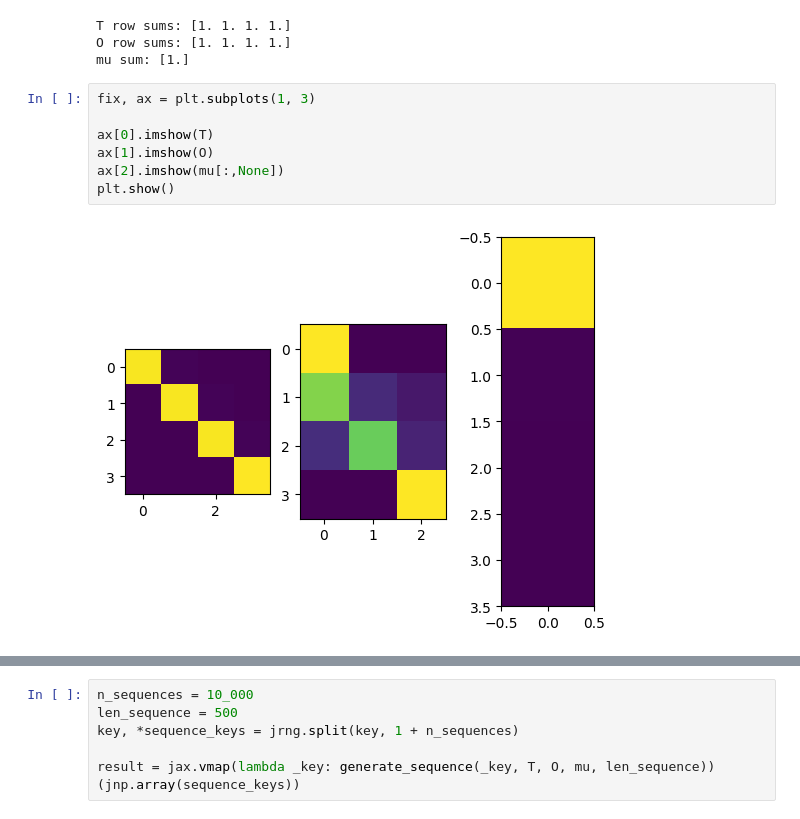
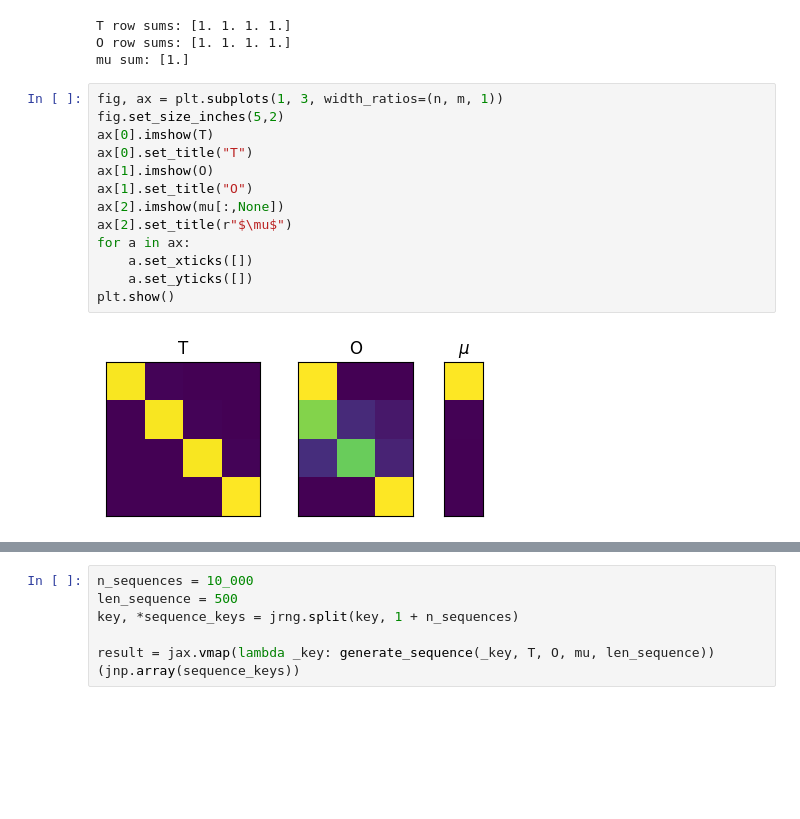
Before and after one commit to tobias-heinzle/BaumWelchJax, a Jupyter notebook: notebooks/experiment.ipynb, the cells around one changed output, grey strips where cells are left out. Cells and saved outputs as stored; diff of their text form; blank space fills up the shorter version.

```diff
--- a/experiment.ipynb
+++ b/notebooks/experiment.ipynb
@@ -46,12 +46,18 @@ T row sums: [1. 1. 1. 1.]
 O row sums: [1. 1. 1. 1.]
 mu sum: [1.]
 # %%
-fix, ax = plt.subplots(1, 3)
-
+fig, ax = plt.subplots(1, 3, width_ratios=(n, m, 1))
+fig.set_size_inches(5,2)
 ax[0].imshow(T)
+ax[0].set_title("T")
 ax[1].imshow(O)
+ax[1].set_title("O")
 ax[2].imshow(mu[:,None])
+ax[2].set_title(r"$\mu$")
+for a in ax:
+    a.set_xticks([])
+    a.set_yticks([])
 plt.show()
 # %% [output]
-[figure, old version]
+[figure, new version]
 # %%
```
Also changed, not shown: parts of 5 cells of this notebook, 19 other files.
